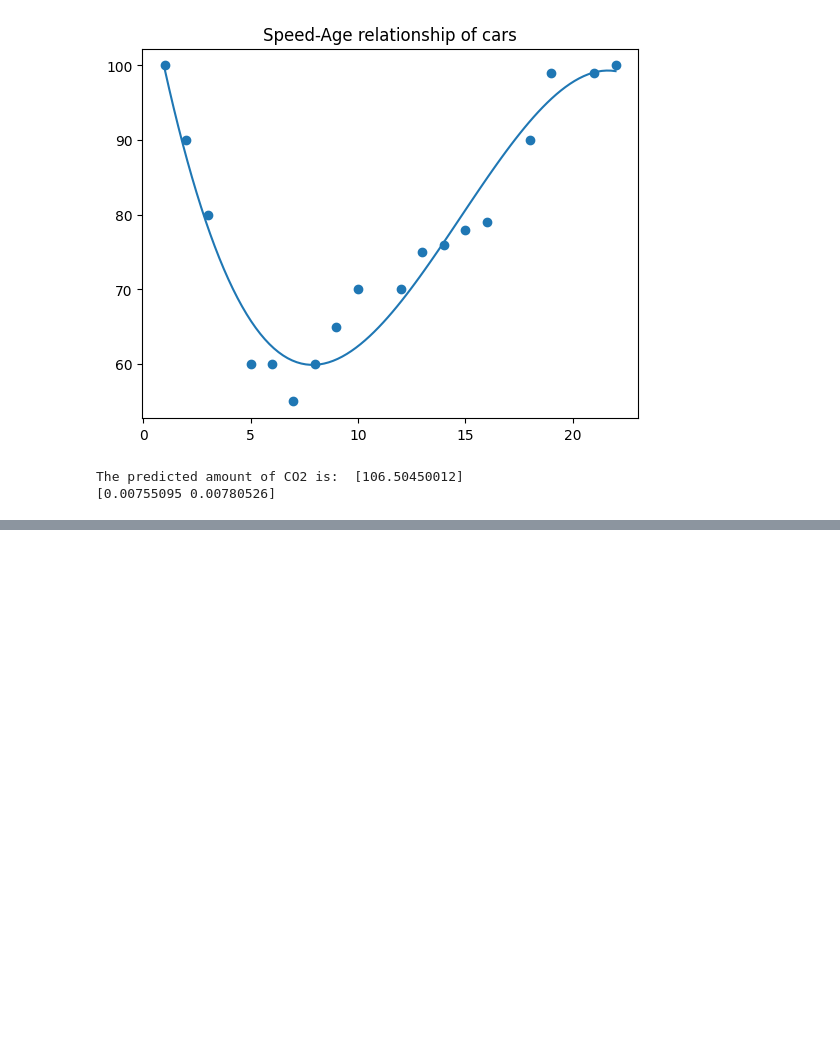
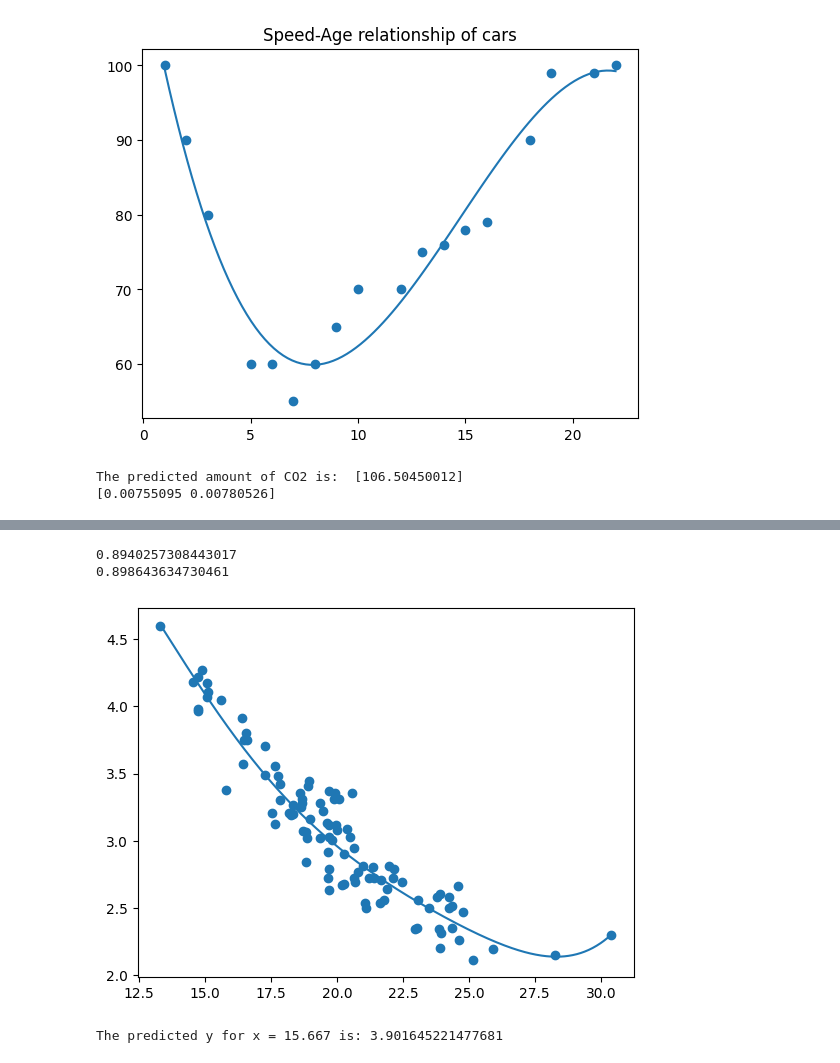
Before and after one commit to manusharansah/Python, a Jupyter notebook: Machine Learning/tutorial.ipynb, the cells around one changed output, grey strips where cells are left out. Cells and saved outputs as stored; diff of their text form; code cells hidden in the pictures; blank space fills up the shorter version.

```diff
--- a/Machine Learning/tutorial.ipynb
+++ b/Machine Learning/tutorial.ipynb
@@ -268,0 +316,22 @@ The predicted amount of CO2 is:  [106.50450012]
+# %%
+from sklearn.metrics import r2_score
+#splitting training and testing data
+train_x = x[:80]
+train_y = y[:80]
+
+test_x = x[80:]
+test_y = y[80:]
+predict_x  = float(input(f"Enter the input: {min(x):.3f}-{max(x):.3f}"))
+model = np.poly1d(np.polyfit(train_x,train_y,5))
+print(r2_score(train_y,model(train_x)))
+print(r2_score(test_y,model(test_x)))
+plt.scatter(x,y)
+plt.plot(curve_X,model(curve_X))
+plt.show()
+
+print(f"The predicted y for x = {predict_x:.3f} is: {model(predict_x)}")
+# %% [output]
+0.8940257308443017
+0.898643634730461
+[figure, added]
+The predicted y for x = 15.667 is: 3.901645221477681
```
Also changed, not shown: parts of 49 cells of this notebook, 5 other files.
